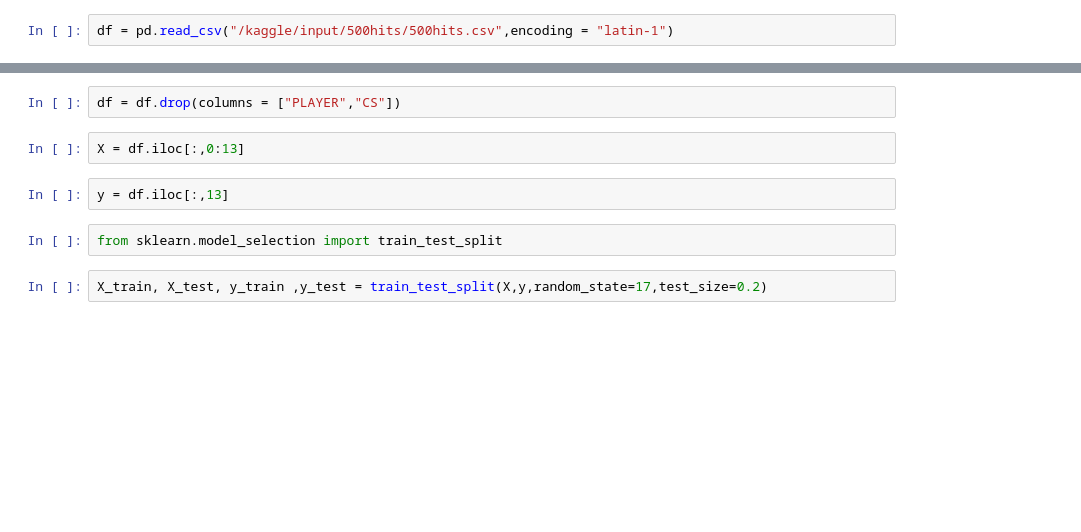
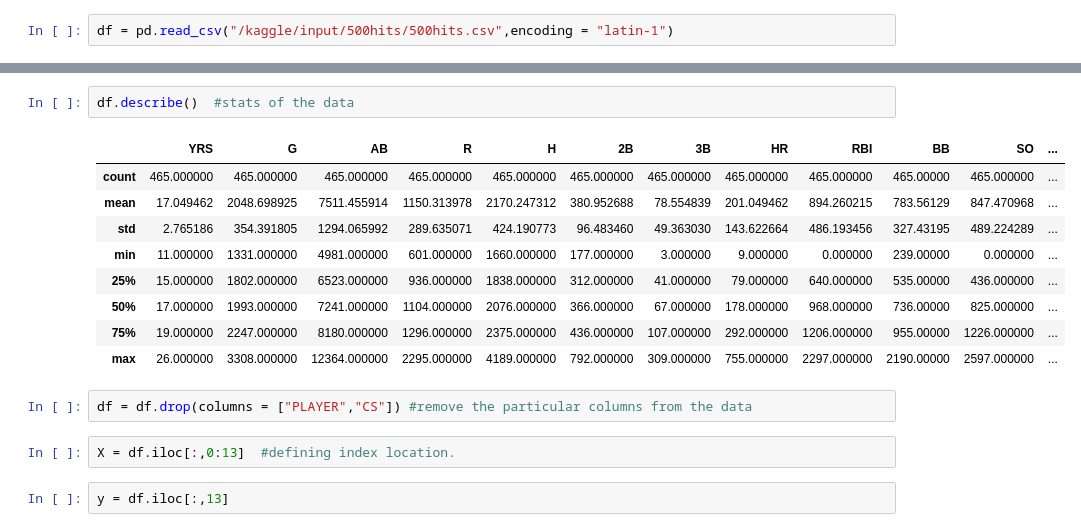
Before and after one commit to krupa2002/Machine_Learning_Krupa, a Jupyter notebook: decision-tree-krupa-01.ipynb, the cells around one changed output, grey strips where cells are left out. Drawn from its saved outputs; the diff is of its cells as text; blank space fills up the shorter version.

```diff
--- a/decision-tree-krupa-01.ipynb
+++ b/decision-tree-krupa-01.ipynb
@@ -16,10 +55,18 @@ df.head()
+# %%
+df.describe()  #stats of the data
+# %% [output]
+|  | YRS | G | AB | R | H | 2B | 3B | HR | RBI | BB | SO | ... |
+| count | 465.000000 | 465.000000 | 465.000000 | 465.000000 | 465.000000 | 465.000000 | 465.000000 | 465.000000 | 465.000000 | 465.00000 | 465.000000 | ... |
+| mean | 17.049462 | 2048.698925 | 7511.455914 | 1150.313978 | 2170.247312 | 380.952688 | 78.554839 | 201.049462 | 894.260215 | 783.56129 | 847.470968 | ... |
+| std | 2.765186 | 354.391805 | 1294.065992 | 289.635071 | 424.190773 | 96.483460 | 49.363030 | 143.622664 | 486.193456 | 327.43195 | 489.224289 | ... |
+| min | 11.000000 | 1331.000000 | 4981.000000 | 601.000000 | 1660.000000 | 177.000000 | 3.000000 | 9.000000 | 0.000000 | 239.00000 | 0.000000 | ... |
+| 25% | 15.000000 | 1802.000000 | 6523.000000 | 936.000000 | 1838.000000 | 312.000000 | 41.000000 | 79.000000 | 640.000000 | 535.00000 | 436.000000 | ... |
+| 50% | 17.000000 | 1993.000000 | 7241.000000 | 1104.000000 | 2076.000000 | 366.000000 | 67.000000 | 178.000000 | 968.000000 | 736.00000 | 825.000000 | ... |
+| 75% | 19.000000 | 2247.000000 | 8180.000000 | 1296.000000 | 2375.000000 | 436.000000 | 107.000000 | 292.000000 | 1206.000000 | 955.00000 | 1226.000000 | ... |
+| max | 26.000000 | 3308.000000 | 12364.000000 | 2295.000000 | 4189.000000 | 792.000000 | 309.000000 | 755.000000 | 2297.000000 | 2190.00000 | 2597.000000 | ... |
 # %%
-df = df.drop(columns = ["PLAYER","CS"])
+df = df.drop(columns = ["PLAYER","CS"]) #remove the particular columns from the data
 # %%
-X = df.iloc[:,0:13]
+X = df.iloc[:,0:13]  #defining index location.
 # %%
 y = df.iloc[:,13]
-# %%
-from sklearn.model_selection import train_test_split
-# %%
-X_train, X_test, y_train ,y_test = train_test_split(X,y,random_state=17,test_size=0.2)
```
Also changed, not shown: parts of 58 cells of this notebook.
